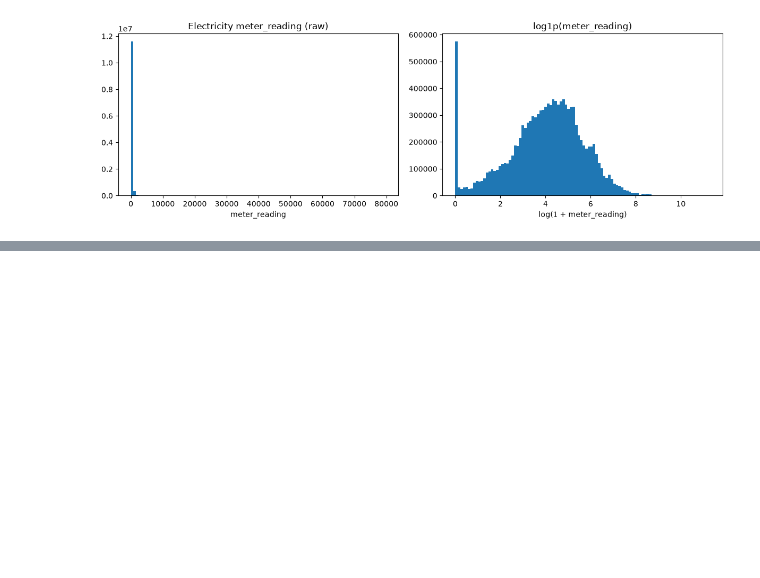
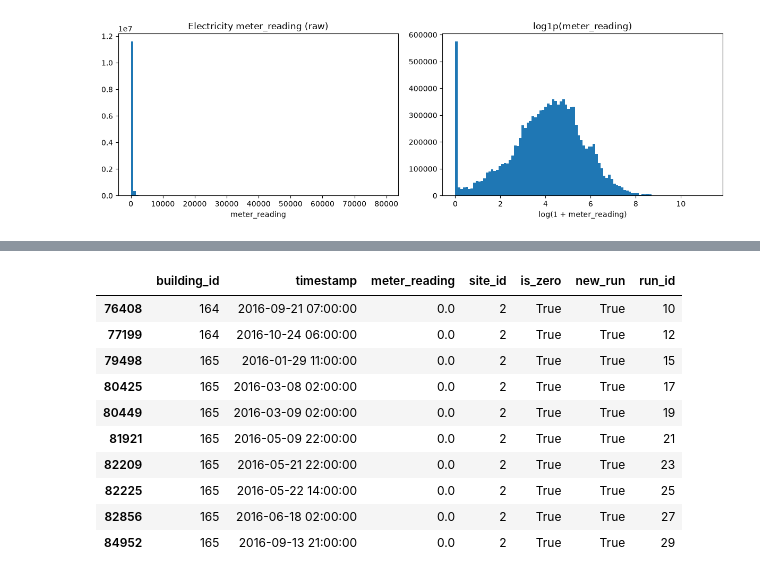
Before and after one commit to dimkon02/Building-Energy-Forecasting, a Jupyter notebook: notebooks/01_exploration.ipynb, the cells around one changed output, grey strips where cells are left out. Cells and saved outputs as stored; diff of their text form; code cells hidden in the pictures; blank space fills up the shorter version.

```diff
--- a/notebooks/01_exploration.ipynb
+++ b/notebooks/01_exploration.ipynb
@@ -396,0 +736,14 @@ plt.show()
+# %%
+finalists[finalists["new_run"] & finalists["is_zero"]].head(10)
+# %% [output]
+|  | building_id | timestamp | meter_reading | site_id | is_zero | new_run | run_id |
+| 76408 | 164 | 2016-09-21 07:00:00 | 0.0 | 2 | True | True | 10 |
+| 77199 | 164 | 2016-10-24 06:00:00 | 0.0 | 2 | True | True | 12 |
+| 79498 | 165 | 2016-01-29 11:00:00 | 0.0 | 2 | True | True | 15 |
+| 80425 | 165 | 2016-03-08 02:00:00 | 0.0 | 2 | True | True | 17 |
+| 80449 | 165 | 2016-03-09 02:00:00 | 0.0 | 2 | True | True | 19 |
+| 81921 | 165 | 2016-05-09 22:00:00 | 0.0 | 2 | True | True | 21 |
+| 82209 | 165 | 2016-05-21 22:00:00 | 0.0 | 2 | True | True | 23 |
+| 82225 | 165 | 2016-05-22 14:00:00 | 0.0 | 2 | True | True | 25 |
+| 82856 | 165 | 2016-06-18 02:00:00 | 0.0 | 2 | True | True | 27 |
+| 84952 | 165 | 2016-09-13 21:00:00 | 0.0 | 2 | True | True | 29 |
```
Also changed, not shown: parts of 37 cells of this notebook.
